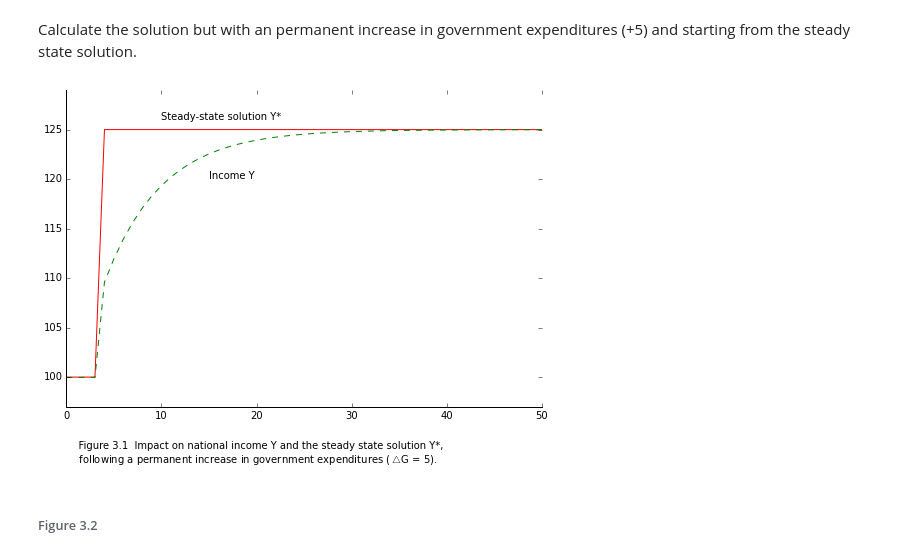
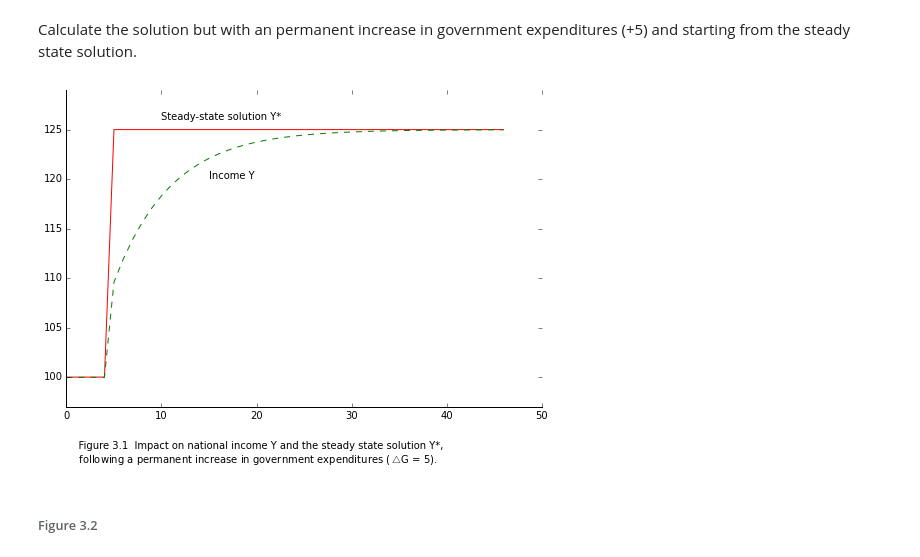
Before and after one commit to kennt/monetary-economics, a Jupyter notebook: Chapter 3 Model SIM.ipynb, the cells around one changed output. Cells and saved outputs as stored; diff of their text form; code cells hidden in the pictures.

```diff
--- a/Chapter 3 Model SIM.ipynb
+++ b/Chapter 3 Model SIM.ipynb
@@ -244,7 +244,7 @@ from pylinsolve.model import Model
 from pylinsolve.utils import is_close, round_solution
 
 
-def create_model():
+def create_sim_model():
     model = Model()
 
     model.set_var_default(0)
@@ -260,11 +260,11 @@ def create_model():
     model.var('Y', desc='Income = GDP')
     model.var('YD', desc='Disposable income of households')
 
-    model.param('Gd', desc='Government goods, demand', default=20.)
-    model.param('W', desc='Wage rate', default=1.)
-    model.param('alpha1', desc='Propensity to consume out of income', default=0.6)
-    model.param('alpha2', desc='Propensity to consume o of wealth', default=0.4)
-    model.param('theta', desc='Tax rate', default=0.2)
+    model.param('Gd', desc='Government goods, demand')
+    model.param('W', desc='Wage rate')
+    model.param('alpha1', desc='Propensity to consume out of income')
+    model.param('alpha2', desc='Propensity to consume out of wealth')
+    model.param('theta', desc='Tax rate')
 
     model.add('Cs = Cd')  # 3.1
     model.add('Gs = Gd')  # 3.2
@@ -307,7 +312,12 @@ H         : 12.3
 # %% [markdown]
 We now generate the steady-state solution by iterating until the solutions converge.
 # %%
-steady_state = create_model()
+steady_state = create_sim_model()
+steady_state.set_parameters({'alpha1': 0.6,
+                             'alpha2': 0.4,
+                             'theta': 0.2})
+steady_state.set_parameters({'Gd': 20,
+                             'W': 1})
 for _ in xrange(100):
     steady_state.solve(iterations=100, threshold=1e-5)
 
@@ -383,40 +393,46 @@ HTML(s)
 # %% [markdown]
 Calculate the solution but with an permanent increase in government expenditures (+5) and starting from the steady state solution.
 # %%
+step_model = create_sim_model()
+step_model.set_parameters({'alpha1': 0.6,
+                           'alpha2': 0.4,
+                           'theta': 0.2})
+step_model.set_parameters({'Gd': 20,
+                           'W': 1})
+
 # Use the steady state solution as a starting point
-step_model = create_model()
-step_model.set_variables(steady_state.solutions[-1])
-for i in xrange(50):
+step_model.solutions = steady_state.solutions[-2:]
+for i in xrange(45):
     step_model.solve(iterations=100, threshold=1e-5)
     if i == 2:
         step_model.parameters['Gd'].value += 5
 # %%
+import matplotlib.pyplot as plt
+
 caption = '''
     Figure 3.1  Impact on national income Y and the steady state solution Y*,
     following a permanent increase in government expenditures ($\\bigtriangleup$G = 5).'''
 
 xdata = range(len(step_model.solutions))
 gdata = [s['Gd']/s['theta'] for s in step_model.solutions]
 ydata = [s['Y'] for s in step_model.solutions]
 
 # Now graph G/theta and Y
-import matplotlib.pyplot as plt
-
 fig = plt.figure()
 axes = fig.add_axes([0.1, 0.1, 1.1, 1.1])
 axes.spines['top'].set_visible(False)
 axes.spines['right'].set_visible(False)
 axes.set_ylim(97, 129)
 
-axes.plot(xdata, gdata, 'r')  # plot G/theta
-axes.plot(xdata, ydata, linestyle='--', color='g')  # plot Y
+axes.plot(gdata, 'r')  # plot G/theta
+axes.plot(ydata, linestyle='--', color='g')  # plot Y
 
 # add labels
 plt.text(10, 126, 'Steady-state solution Y*')
 plt.text(15, 120, 'Income Y')
 fig.text(.1, -.1, caption);
 # %% [output]
-[figure, old version]
+[figure, new version]
 # %% [markdown]
 ###### Figure 3.2
 # %%
```
Also changed, not shown: parts of 6 cells of this notebook, 3 other files.
